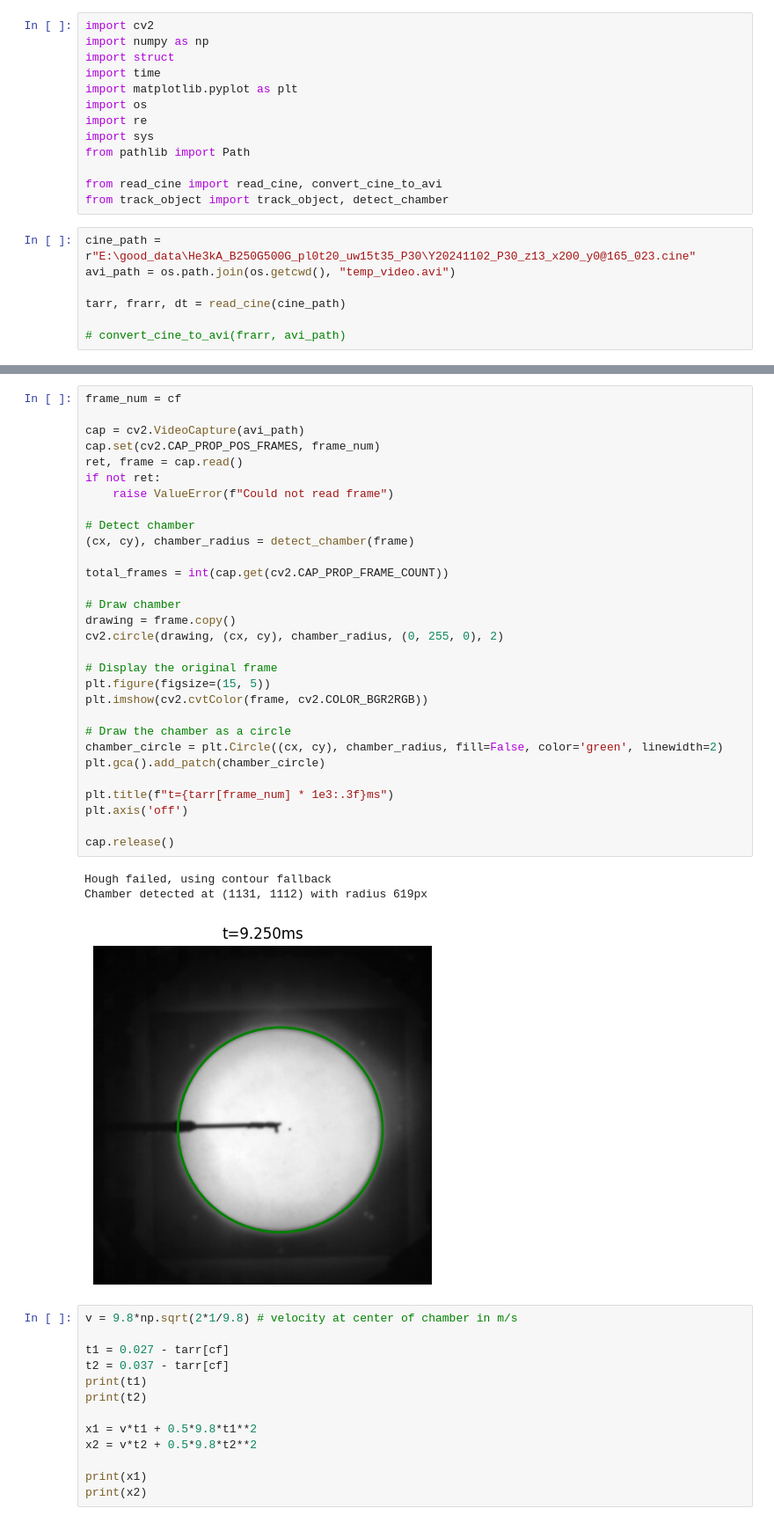
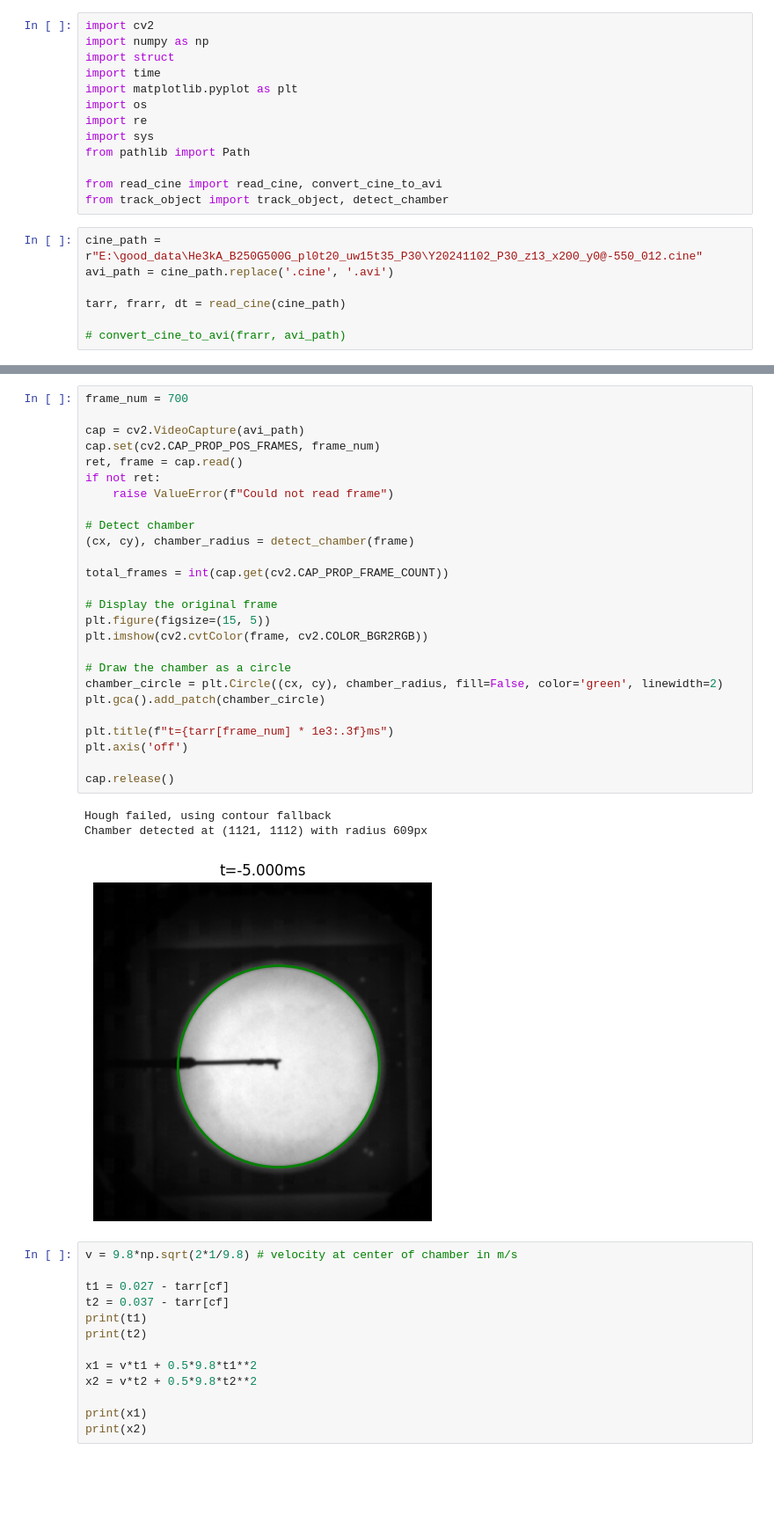
Before and after one commit to hjia94/data-analysis, a Jupyter notebook: object_tracking/fastcam_test.ipynb, the cells around one changed output, grey strips where cells are left out. Shown at 88% size. Drawn from its saved outputs; the diff is of its cells as text; blank space fills up the shorter version.

```diff
--- a/object_tracking/fastcam_test.ipynb
+++ b/object_tracking/fastcam_test.ipynb
@@ -12,8 +12,8 @@ from pathlib import Path
 from read_cine import read_cine, convert_cine_to_avi
 from track_object import track_object, detect_chamber
 # %%
-cine_path = r"E:\good_data\He3kA_B250G500G_pl0t20_uw15t35_P30\Y20241102_P30_z13_x200_y0@165_023.cine"
-avi_path = os.path.join(os.getcwd(), "temp_video.avi")
+cine_path = r"E:\good_data\He3kA_B250G500G_pl0t20_uw15t35_P30\Y20241102_P30_z13_x200_y0@-550_012.cine"
+avi_path = cine_path.replace('.cine', '.avi')
 
 tarr, frarr, dt = read_cine(cine_path)
 
@@ -34,37 +34,33 @@ Frame closest to chamber center: 385
 # %%
-frame_num = cf
+frame_num = 700
 
 cap = cv2.VideoCapture(avi_path)
 cap.set(cv2.CAP_PROP_POS_FRAMES, frame_num)
 ret, frame = cap.read()
 if not ret:
     raise ValueError(f"Could not read frame")
 
 # Detect chamber
 (cx, cy), chamber_radius = detect_chamber(frame)
 
 total_frames = int(cap.get(cv2.CAP_PROP_FRAME_COUNT))
-
-# Draw chamber
-drawing = frame.copy()
-cv2.circle(drawing, (cx, cy), chamber_radius, (0, 255, 0), 2)
 
 # Display the original frame
 plt.figure(figsize=(15, 5))
 plt.imshow(cv2.cvtColor(frame, cv2.COLOR_BGR2RGB))
 
 # Draw the chamber as a circle
 chamber_circle = plt.Circle((cx, cy), chamber_radius, fill=False, color='green', linewidth=2)
 plt.gca().add_patch(chamber_circle)
 
 plt.title(f"t={tarr[frame_num] * 1e3:.3f}ms")
 plt.axis('off')
 
 cap.release()
 # %% [output]
 Hough failed, using contour fallback
-Chamber detected at (1131, 1112) with radius 619px
+Chamber detected at (1121, 1112) with radius 609px
-[figure, old version]
+[figure, new version]
 # %%
 v = 9.8*np.sqrt(2*1/9.8) # velocity at center of chamber in m/s
 
```
Also changed, not shown: parts of 2 cells of this notebook, 3 other files.
